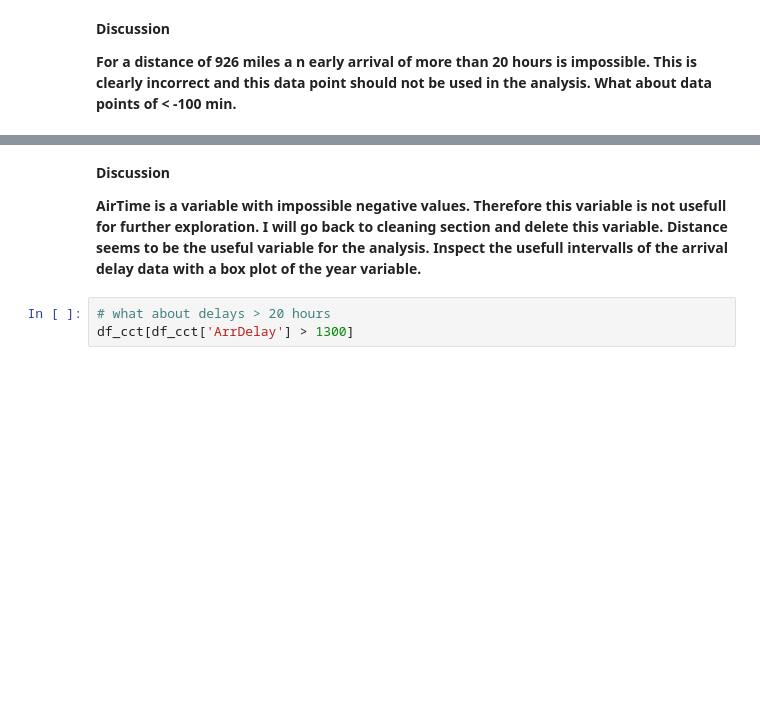
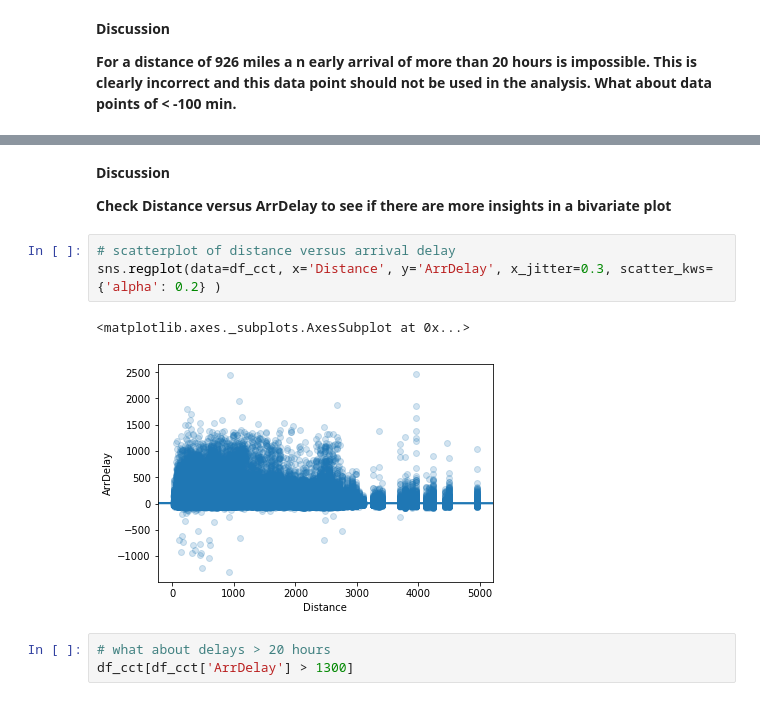
Before and after one commit to ToHa1966/Flights, a Jupyter notebook: Flights.ipynb, the cells around one changed output, grey strips where cells are left out. Saved outputs shown, nothing was run; the diff lists cells and outputs as text; blank space fills up the shorter version.

```diff
--- a/Flights.ipynb
+++ b/Flights.ipynb
@@ -609,7 +744,13 @@ df_cct[df_cct['ArrDelay'] < -100]
-# %% [markdown]
-**Discussion**
-
-**AirTime is a variable with impossible negative values. Therefore this variable is not usefull for further exploration. I will go back to cleaning section and delete this variable. Distance seems to be the useful variable for the analysis. Inspect the usefull intervalls of the arrival delay data with a box plot of the year variable.**
+# %% [markdown]
+**Discussion**
+
+**Check Distance versus ArrDelay to see if there are more insights in a bivariate plot**
+# %%
+# scatterplot of distance versus arrival delay
+sns.regplot(data=df_cct, x='Distance', y='ArrDelay', x_jitter=0.3, scatter_kws={'alpha': 0.2} )
+# %% [output]
+<matplotlib.axes._subplots.AxesSubplot at 0x...>
+[figure, added]
 # %%
 # what about delays > 20 hours
 df_cct[df_cct['ArrDelay'] > 1300]
```
Also changed, not shown: parts of 33 cells of this notebook.
